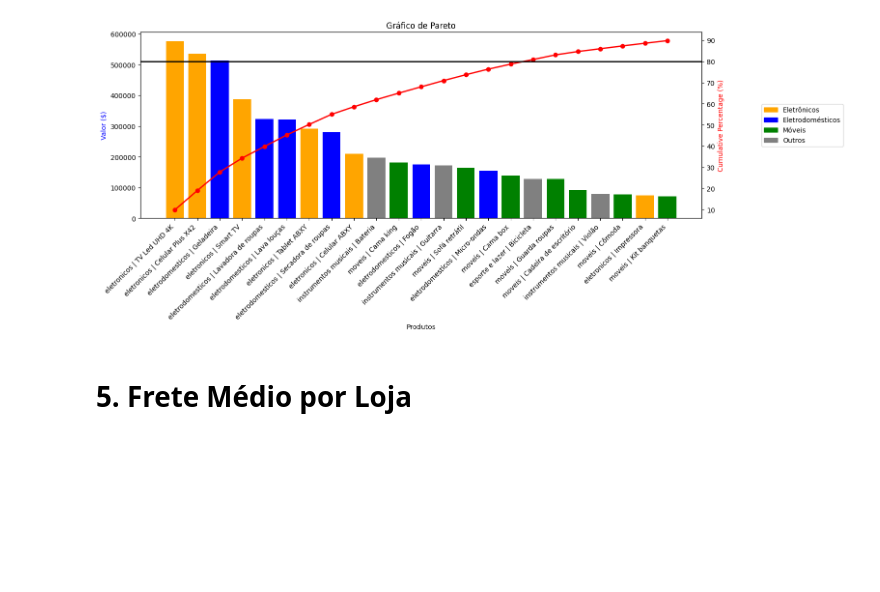
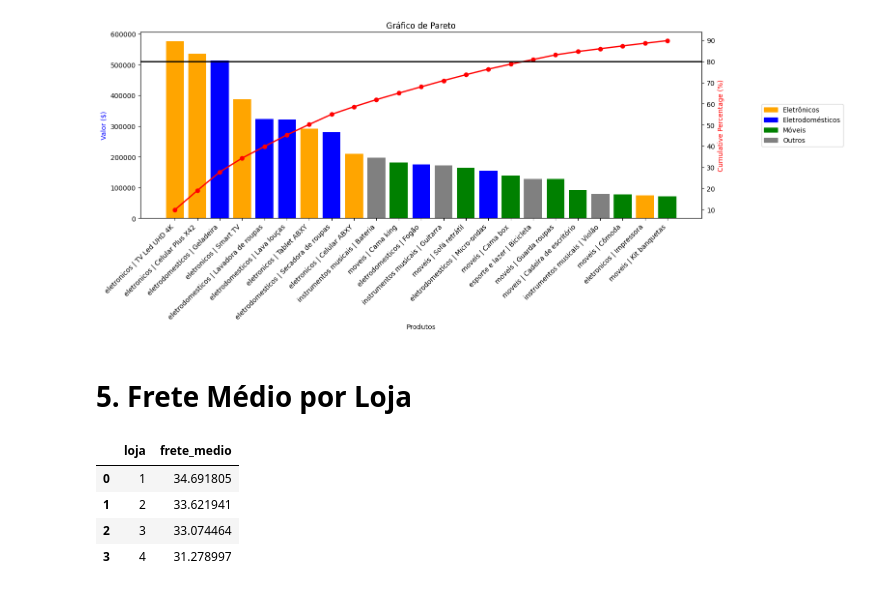
Before and after one commit to emilibohrer/alura_store, a Jupyter notebook: AluraStoreBr.ipynb, the cells around one changed output. Drawn from its saved outputs; the diff is of its cells as text; code cells hidden in the pictures; blank space fills up the shorter version.

```diff
--- a/AluraStoreBr.ipynb
+++ b/AluraStoreBr.ipynb
@@ -647,3 +647,11 @@ plt.show()
 [figure]
 # %% [markdown]
 # 5. Frete Médio por Loja
+# %%
+df.groupby(['loja']).agg(frete_medio=('Frete', 'mean')).reset_index().sort_values('frete_medio', ascending=False)
+# %% [output]
+|  | loja | frete_medio |
+| 0 | 1 | 34.691805 |
+| 1 | 2 | 33.621941 |
+| 2 | 3 | 33.074464 |
+| 3 | 4 | 31.278997 |
```
Also changed, not shown: parts of 3 cells of this notebook.
